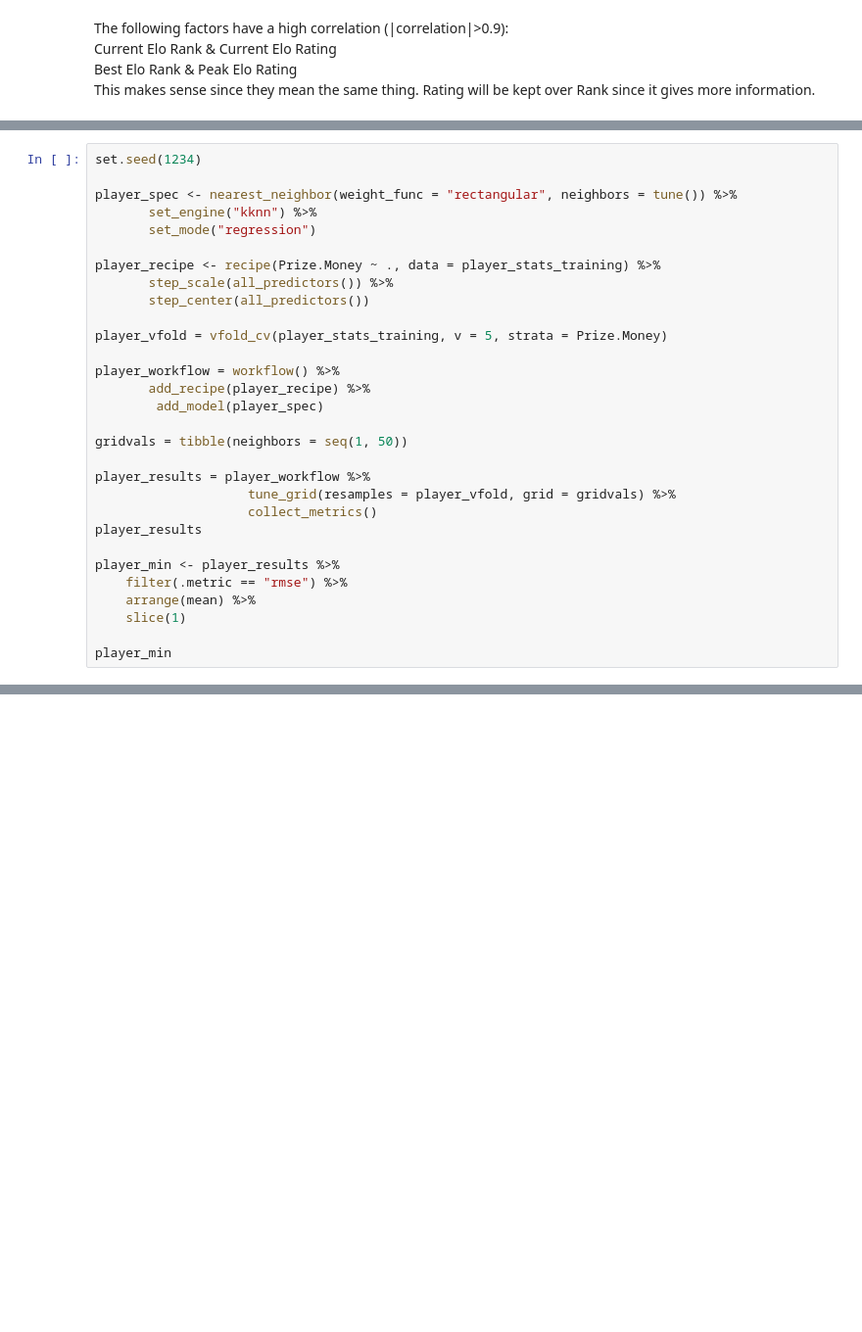
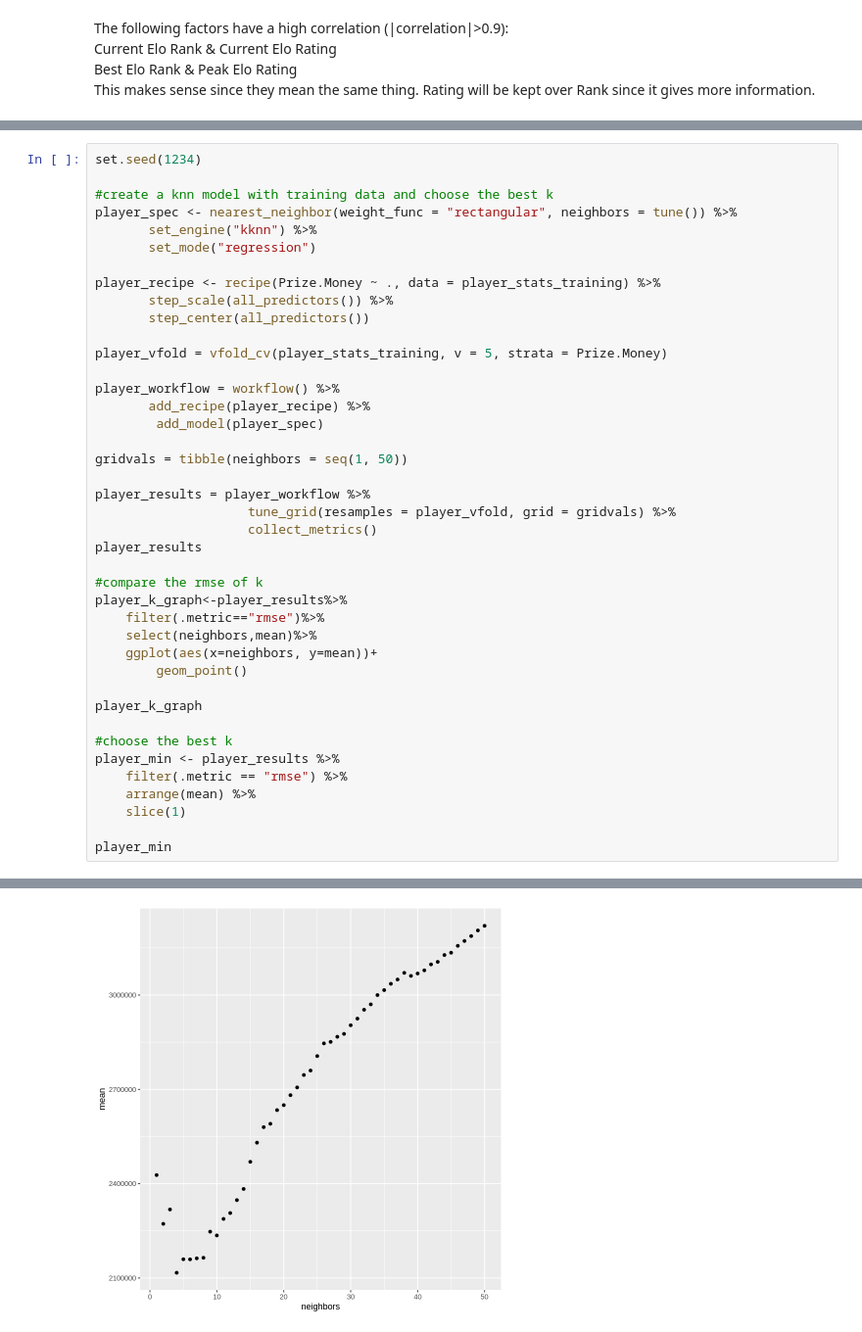
Before and after one commit to alisontucker/DSCI-100-Group-Project, a Jupyter notebook: Main_code.ipynb, the cells around one changed output, grey strips where cells are left out. Shown at 98% size. Cells and saved outputs as stored; diff of their text form; blank space fills up the shorter version.

Commit message:
improve linear regression model graph

```diff
--- a/Main_code.ipynb
+++ b/Main_code.ipynb
@@ -194,6 +198,7 @@ This makes sense since they mean the same thing. Rating will be kept over Rank s
 # %%
 set.seed(1234)
 
+#create a knn model with training data and choose the best k
 player_spec <- nearest_neighbor(weight_func = "rectangular", neighbors = tune()) %>%
        set_engine("kknn") %>%
        set_mode("regression")
@@ -215,9 +220,20 @@ player_results = player_workflow %>%
                     collect_metrics()
 player_results
 
+#compare the rmse of k
+player_k_graph<-player_results%>%
+    filter(.metric=="rmse")%>%
+    select(neighbors,mean)%>%
+    ggplot(aes(x=neighbors, y=mean))+
+        geom_point()
+
+player_k_graph
+
+#choose the best k
 player_min <- player_results %>%
     filter(.metric == "rmse") %>%
     arrange(mean) %>%
     slice(1)
 
 player_min
+# %% [output]
@@ -224 +254,2 @@ player_min
+[figure, added]
 # %%
```
Also changed, not shown: parts of 11 cells of this notebook.
